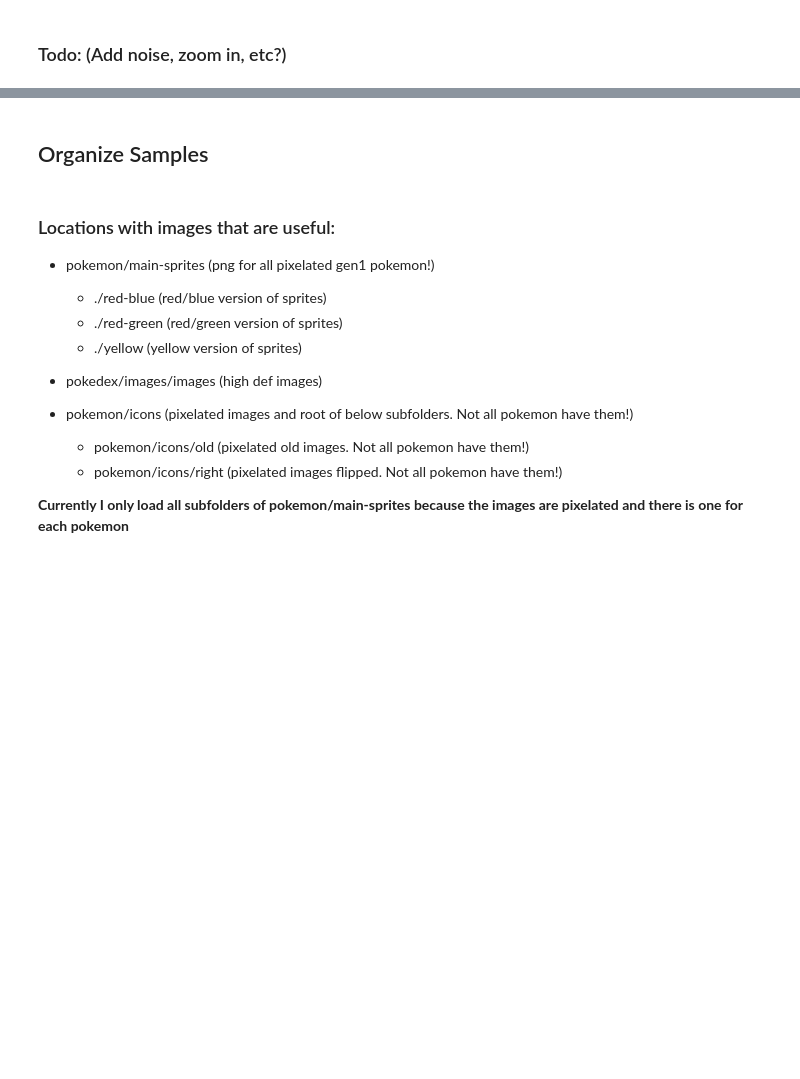
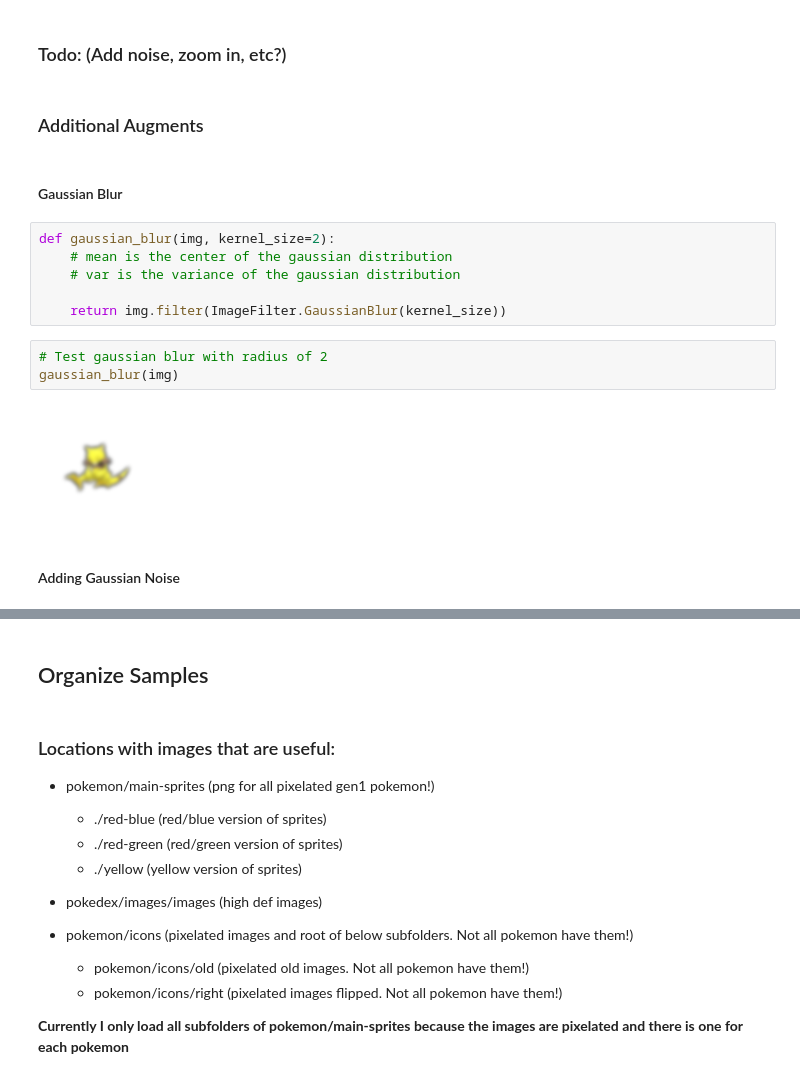
Before and after one commit to jothamteshome/Classification-of-Pokemon-Sprites, a Jupyter notebook: preprocess.ipynb, the cells around one changed output, grey strips where cells are left out. Drawn from its saved outputs; the diff is of its cells as text; blank space fills up the shorter version.

Commit message:
Added gaussian_blur, gaussian_noise, and image zoom augments

```diff
--- a/preprocess.ipynb
+++ b/preprocess.ipynb
@@ -88,2 +91,19 @@ img_rotate(img)
 # %% [markdown]
 ### Todo: (Add noise, zoom in, etc?)
+# %% [markdown]
+### Additional Augments
+# %% [markdown]
+#### Gaussian Blur
+# %%
+def gaussian_blur(img, kernel_size=2):
+    # mean is the center of the gaussian distribution
+    # var is the variance of the gaussian distribution
+
+    return img.filter(ImageFilter.GaussianBlur(kernel_size))
+# %%
+# Test gaussian blur with radius of 2
+gaussian_blur(img)
+# %% [output]
+[figure, added]
+# %% [markdown]
+#### Adding Gaussian Noise
```
Also changed, not shown: parts of 8 cells of this notebook.
